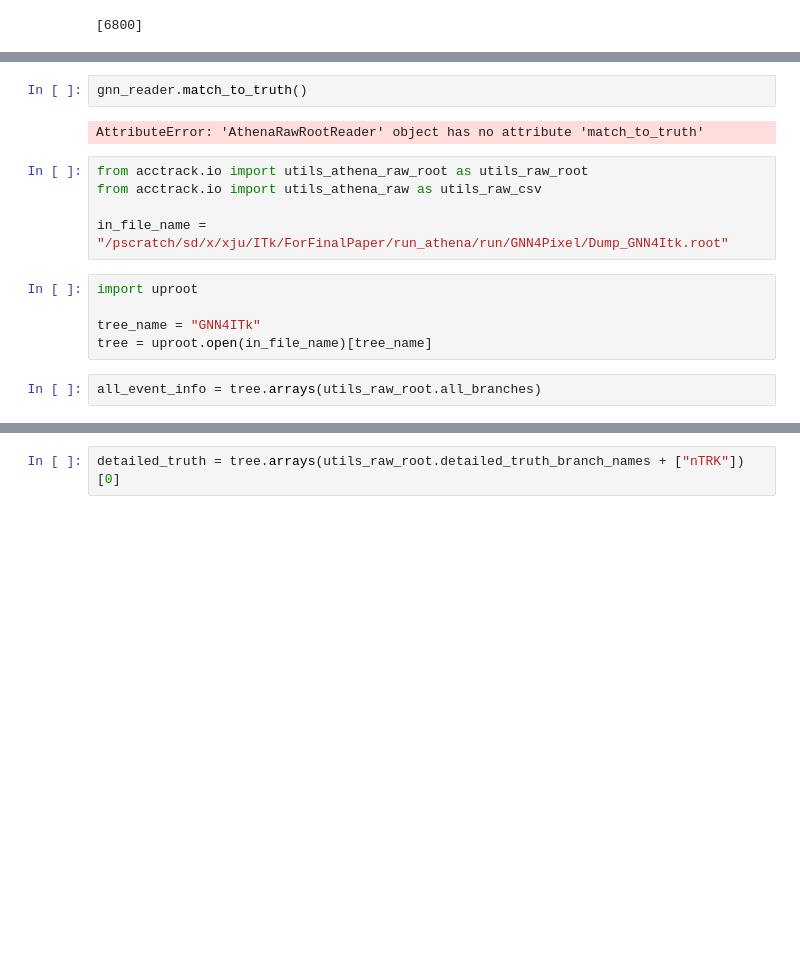
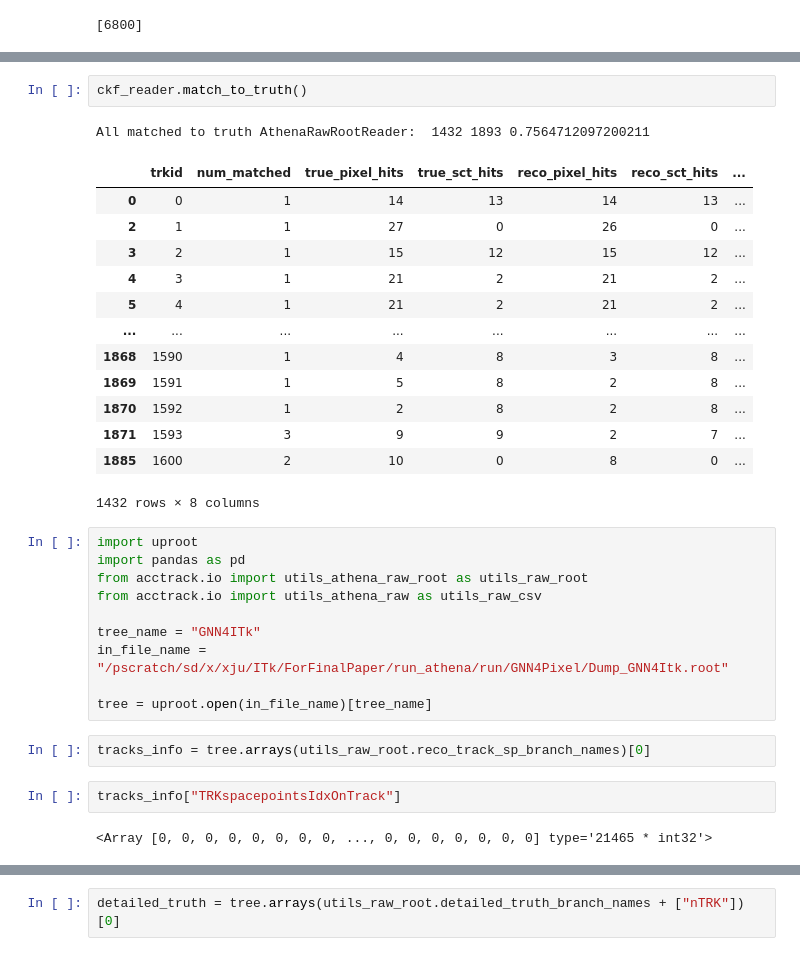
Before and after one commit to xju2/visual_tracks, a Jupyter notebook: notebooks/1.1compare_ckf_with_GNN-rel24.ipynb, the cells around one changed output, grey strips where cells are left out. Drawn from its saved outputs; the diff is of its cells as text; blank space fills up the shorter version.

```diff
--- a/notebooks/1.1compare_ckf_with_GNN-rel24.ipynb
+++ b/notebooks/1.1compare_ckf_with_GNN-rel24.ipynb
@@ -39,16 +161,33 @@ Number of events: 1 in file /pscratch/sd/x/xju/ITk/ForFinalPaper/run_athena/run/
 # %%
-gnn_reader.match_to_truth()
+ckf_reader.match_to_truth()
 # %% [output]
-AttributeError: 'AthenaRawRootReader' object has no attribute 'match_to_truth'
+All matched to truth AthenaRawRootReader:  1432 1893 0.7564712097200211
+|  | trkid | num_matched | true_pixel_hits | true_sct_hits | reco_pixel_hits | reco_sct_hits | ... |
+| 0 | 0 | 1 | 14 | 13 | 14 | 13 | ... |
+| 2 | 1 | 1 | 27 | 0 | 26 | 0 | ... |
+| 3 | 2 | 1 | 15 | 12 | 15 | 12 | ... |
+| 4 | 3 | 1 | 21 | 2 | 21 | 2 | ... |
+| 5 | 4 | 1 | 21 | 2 | 21 | 2 | ... |
+| ... | ... | ... | ... | ... | ... | ... | ... |
+| 1868 | 1590 | 1 | 4 | 8 | 3 | 8 | ... |
+| 1869 | 1591 | 1 | 5 | 8 | 2 | 8 | ... |
+| 1870 | 1592 | 1 | 2 | 8 | 2 | 8 | ... |
+| 1871 | 1593 | 3 | 9 | 9 | 2 | 7 | ... |
+| 1885 | 1600 | 2 | 10 | 0 | 8 | 0 | ... |
+1432 rows × 8 columns
 # %%
+import uproot
+import pandas as pd
 from acctrack.io import utils_athena_raw_root as utils_raw_root
 from acctrack.io import utils_athena_raw as utils_raw_csv
 
+tree_name = "GNN4ITk"
 in_file_name = "/pscratch/sd/x/xju/ITk/ForFinalPaper/run_athena/run/GNN4Pixel/Dump_GNN4Itk.root"
+
+tree = uproot.open(in_file_name)[tree_name]
-# %%
-import uproot
-
-tree_name = "GNN4ITk"
-tree = uproot.open(in_file_name)[tree_name]
 # %%
-all_event_info = tree.arrays(utils_raw_root.all_branches)
+tracks_info = tree.arrays(utils_raw_root.reco_track_sp_branch_names)[0]
+# %%
+tracks_info["TRKspacepointsIdxOnTrack"]
+# %% [output]
+<Array [0, 0, 0, 0, 0, 0, 0, 0, ..., 0, 0, 0, 0, 0, 0, 0] type='21465 * int32'>
```
Also changed, not shown: parts of 22 cells of this notebook, 2 other files.
